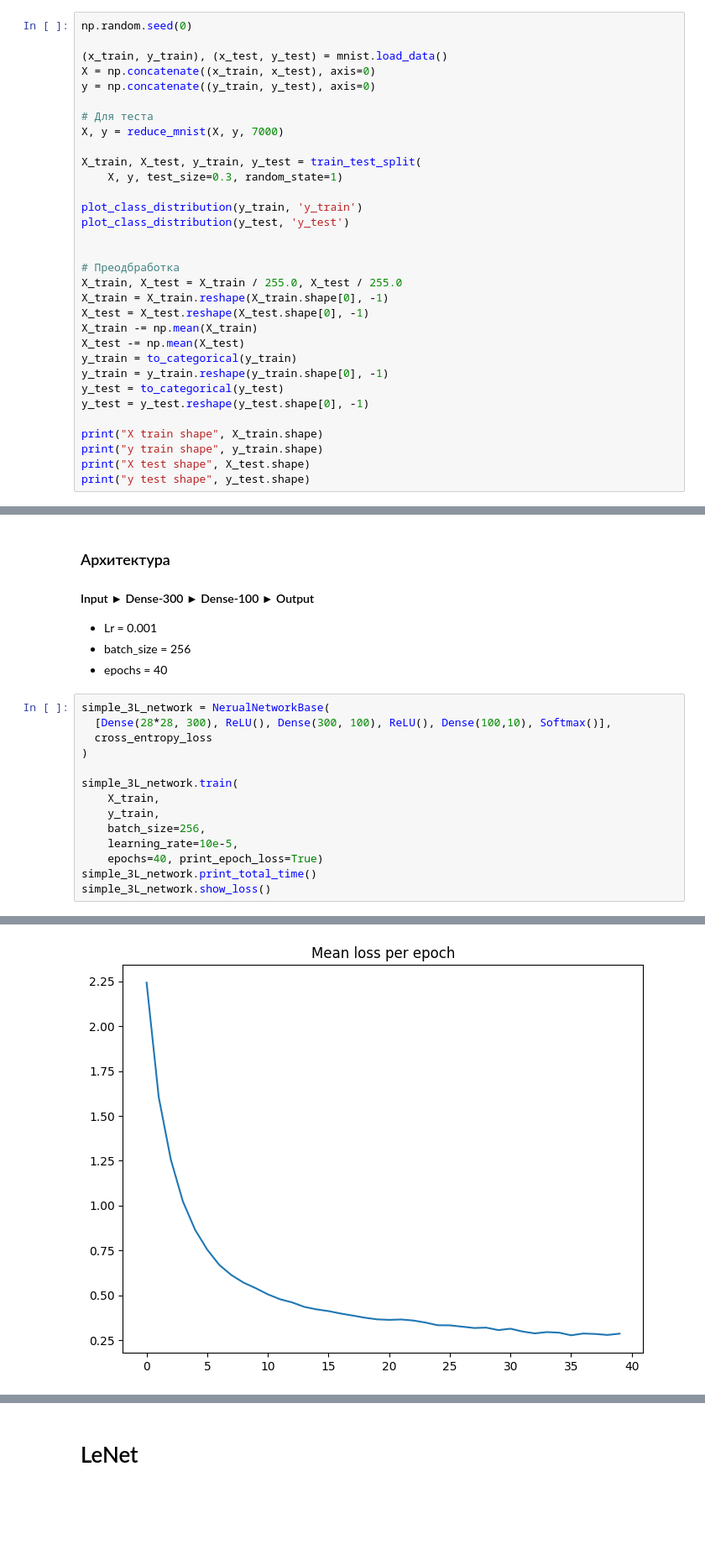
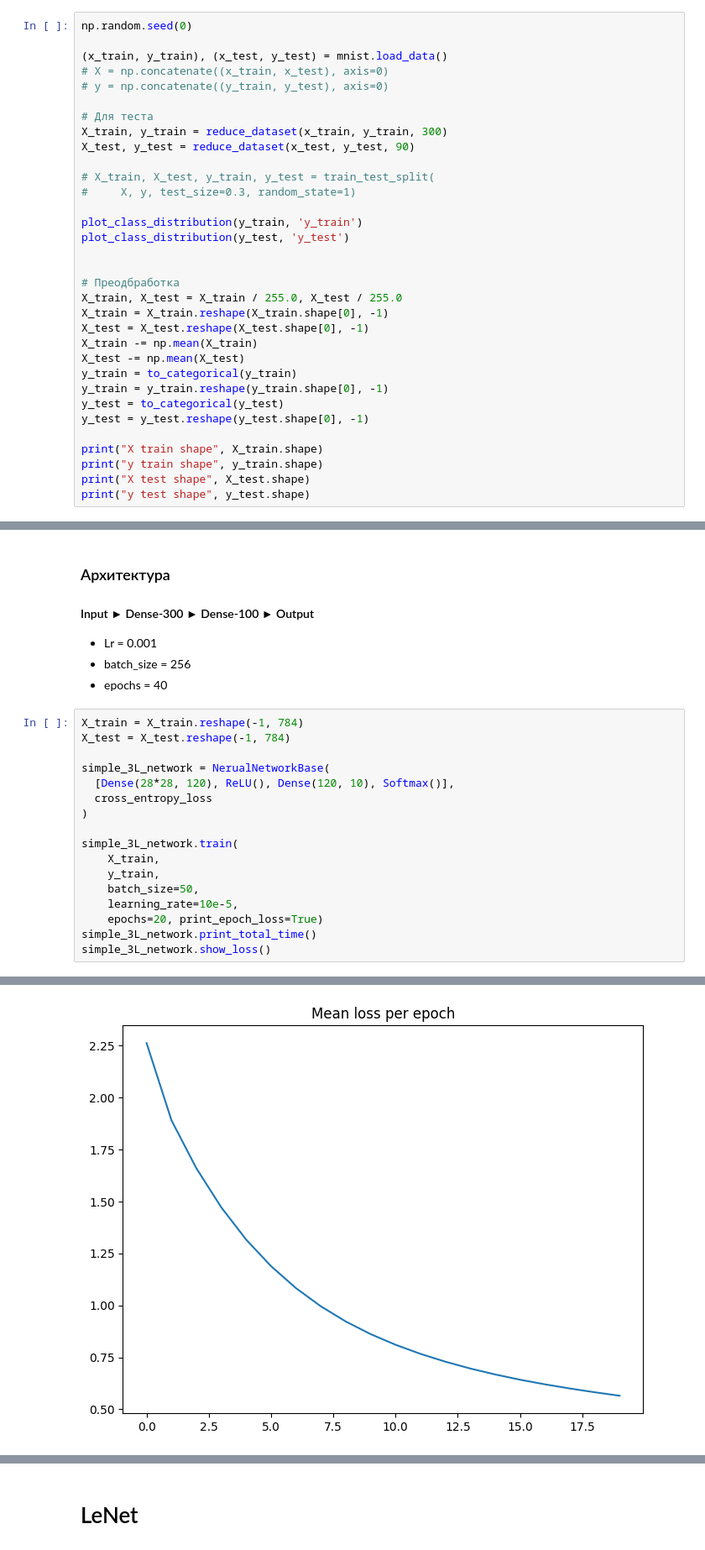
Before and after one commit to IvaMorozilka/CNN-LeNet, a Jupyter notebook: CNN_V3.ipynb, the cells around one changed output, grey strips where cells are left out. Shown: that part at 84% size. Drawn from its saved outputs; the diff is of its cells as text; blank space fills up the shorter version.

```diff
--- a/CNN_V3.ipynb
+++ b/CNN_V3.ipynb
@@ -474,14 +474,15 @@ class NerualNetworkBase:
 np.random.seed(0)
 
 (x_train, y_train), (x_test, y_test) = mnist.load_data()
-X = np.concatenate((x_train, x_test), axis=0)
-y = np.concatenate((y_train, y_test), axis=0)
+# X = np.concatenate((x_train, x_test), axis=0)
+# y = np.concatenate((y_train, y_test), axis=0)
 
 # Для теста
-X, y = reduce_mnist(X, y, 7000)
+X_train, y_train = reduce_dataset(x_train, y_train, 300)
+X_test, y_test = reduce_dataset(x_test, y_test, 90)
 
-X_train, X_test, y_train, y_test = train_test_split(
-    X, y, test_size=0.3, random_state=1)
+# X_train, X_test, y_train, y_test = train_test_split(
+#     X, y, test_size=0.3, random_state=1)
 
 plot_class_distribution(y_train, 'y_train')
 plot_class_distribution(y_test, 'y_test')
@@ -517,17 +518,20 @@ y test shape (2100, 10)
 * batch_size = 256
 * epochs = 40
 # %%
+X_train = X_train.reshape(-1, 784)
+X_test = X_test.reshape(-1, 784)
+
 simple_3L_network = NerualNetworkBase(
-  [Dense(28*28, 300), ReLU(), Dense(300, 100), ReLU(), Dense(100,10), Softmax()],
+  [Dense(28*28, 120), ReLU(), Dense(120, 10), Softmax()],
   cross_entropy_loss
 )
 
 simple_3L_network.train(
     X_train,
     y_train,
-    batch_size=256,
+    batch_size=50,
     learning_rate=10e-5,
-    epochs=40, print_epoch_loss=True)
+    epochs=20, print_epoch_loss=True)
 simple_3L_network.print_total_time()
 simple_3L_network.show_loss()
 # %% [output]
@@ -551,3 +555,3 @@ Total training time:  3.18 s
-[figure, old version]
+[figure, new version]
 # %%
 predictions = simple_3L_network.predict(X_test)
```
Also changed, not shown: parts of 7 cells of this notebook.
